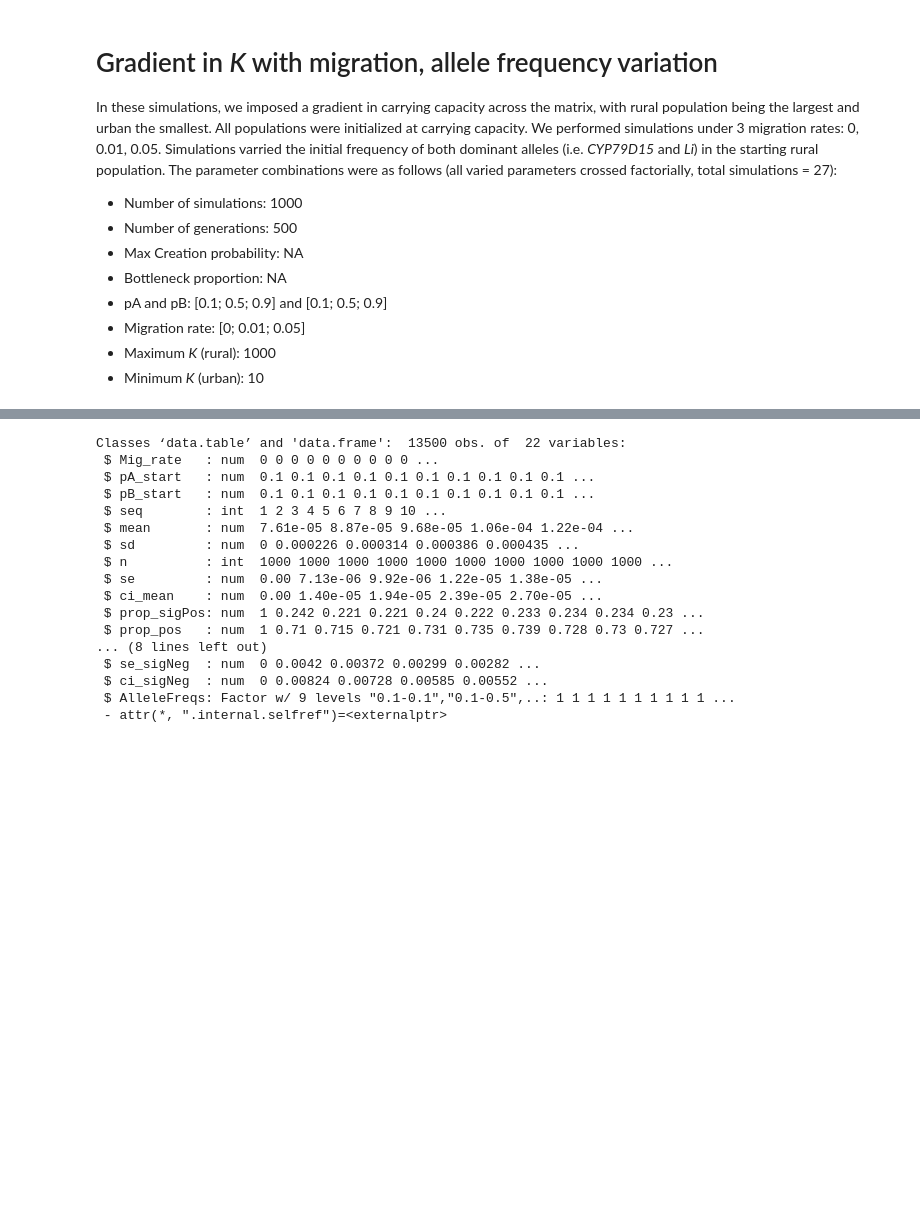
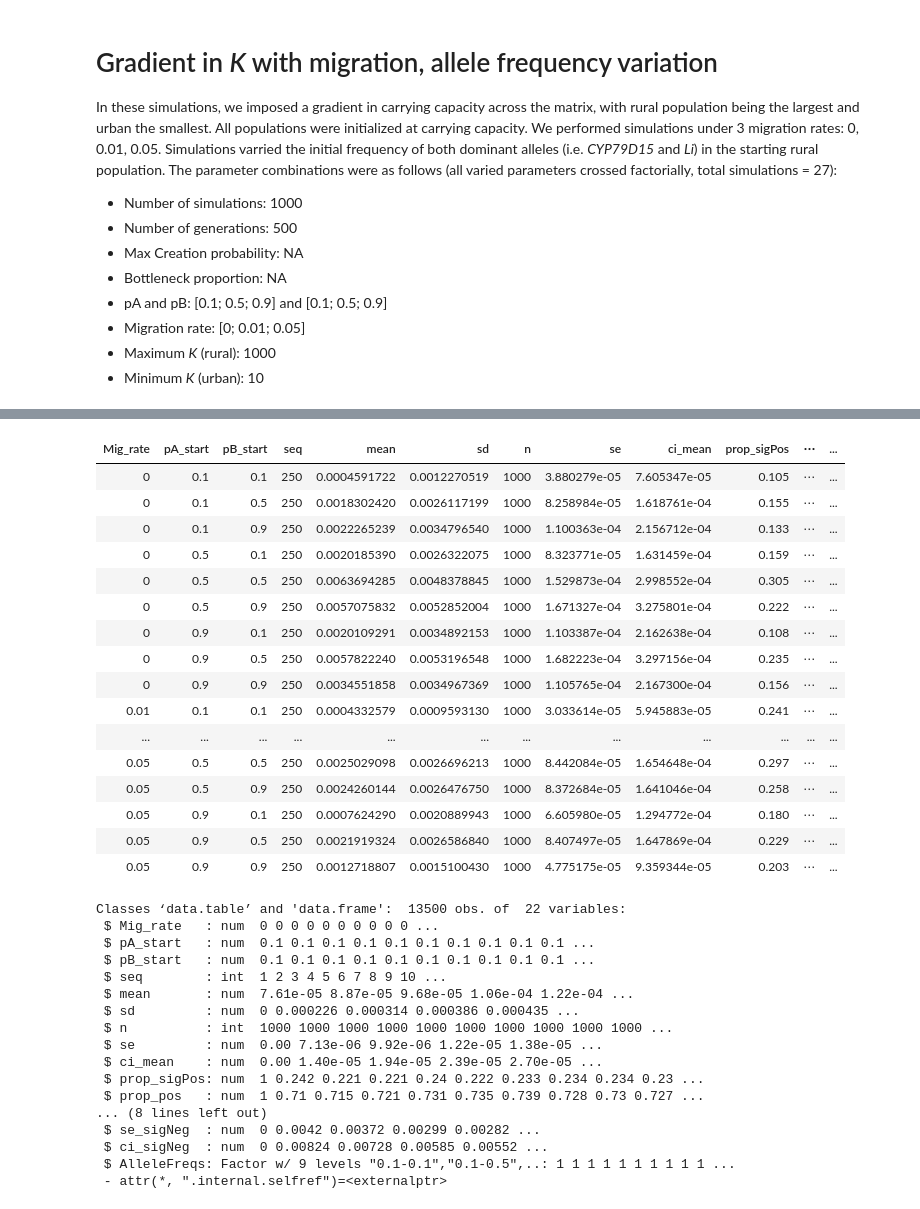
Before and after one commit to James-S-Santangelo/Simulating-Evolutionary-Clines-SEC-, a Jupyter notebook: SEC_Notebooks/R_Notebooks/allFill_Kvary_AlleleFreq.ipynb, the cells around one changed output, grey strips where cells are left out. Drawn from its saved outputs; the diff is of its cells as text; code cells hidden in the pictures; blank space fills up the shorter version.

```diff
--- a/SEC_Notebooks/R_Notebooks/allFill_Kvary_AlleleFreq.ipynb
+++ b/SEC_Notebooks/R_Notebooks/allFill_Kvary_AlleleFreq.ipynb
@@ -61,6 +64,26 @@ MeansProps$prop_sigPos[MeansProps$prop_sigPos == 1.000] <- 0.0
 MeansProps_Gen250 <- subset(MeansProps, seq == "250")
 MeansProps_NoMig <- subset(MeansProps, Mig_rate == "0")
 MeansProps_NoMig_Gen250 <- subset(MeansProps, seq == "250" & Mig_rate == "0")
+# %%
+MeansProps_Gen250
+# %% [output]
+| Mig_rate | pA_start | pB_start | seq | mean | sd | n | se | ci_mean | prop_sigPos | ⋯ | ... |
+| 0 | 0.1 | 0.1 | 250 | 0.0004591722 | 0.0012270519 | 1000 | 3.880279e-05 | 7.605347e-05 | 0.105 | ⋯ | ... |
+| 0 | 0.1 | 0.5 | 250 | 0.0018302420 | 0.0026117199 | 1000 | 8.258984e-05 | 1.618761e-04 | 0.155 | ⋯ | ... |
+| 0 | 0.1 | 0.9 | 250 | 0.0022265239 | 0.0034796540 | 1000 | 1.100363e-04 | 2.156712e-04 | 0.133 | ⋯ | ... |
+| 0 | 0.5 | 0.1 | 250 | 0.0020185390 | 0.0026322075 | 1000 | 8.323771e-05 | 1.631459e-04 | 0.159 | ⋯ | ... |
+| 0 | 0.5 | 0.5 | 250 | 0.0063694285 | 0.0048378845 | 1000 | 1.529873e-04 | 2.998552e-04 | 0.305 | ⋯ | ... |
+| 0 | 0.5 | 0.9 | 250 | 0.0057075832 | 0.0052852004 | 1000 | 1.671327e-04 | 3.275801e-04 | 0.222 | ⋯ | ... |
+| 0 | 0.9 | 0.1 | 250 | 0.0020109291 | 0.0034892153 | 1000 | 1.103387e-04 | 2.162638e-04 | 0.108 | ⋯ | ... |
+| 0 | 0.9 | 0.5 | 250 | 0.0057822240 | 0.0053196548 | 1000 | 1.682223e-04 | 3.297156e-04 | 0.235 | ⋯ | ... |
+| 0 | 0.9 | 0.9 | 250 | 0.0034551858 | 0.0034967369 | 1000 | 1.105765e-04 | 2.167300e-04 | 0.156 | ⋯ | ... |
+| 0.01 | 0.1 | 0.1 | 250 | 0.0004332579 | 0.0009593130 | 1000 | 3.033614e-05 | 5.945883e-05 | 0.241 | ⋯ | ... |
+| ... | ... | ... | ... | ... | ... | ... | ... | ... | ... | ... | ... |
+| 0.05 | 0.5 | 0.5 | 250 | 0.0025029098 | 0.0026696213 | 1000 | 8.442084e-05 | 1.654648e-04 | 0.297 | ⋯ | ... |
+| 0.05 | 0.5 | 0.9 | 250 | 0.0024260144 | 0.0026476750 | 1000 | 8.372684e-05 | 1.641046e-04 | 0.258 | ⋯ | ... |
+| 0.05 | 0.9 | 0.1 | 250 | 0.0007624290 | 0.0020889943 | 1000 | 6.605980e-05 | 1.294772e-04 | 0.180 | ⋯ | ... |
+| 0.05 | 0.9 | 0.5 | 250 | 0.0021919324 | 0.0026586840 | 1000 | 8.407497e-05 | 1.647869e-04 | 0.229 | ⋯ | ... |
+| 0.05 | 0.9 | 0.9 | 250 | 0.0012718807 | 0.0015100430 | 1000 | 4.775175e-05 | 9.359344e-05 | 0.203 | ⋯ | ... |
 # %%
 str(MeansProps)
 # %% [output]
```
Also changed, not shown: parts of 1 cell of this notebook, 2 other files.
